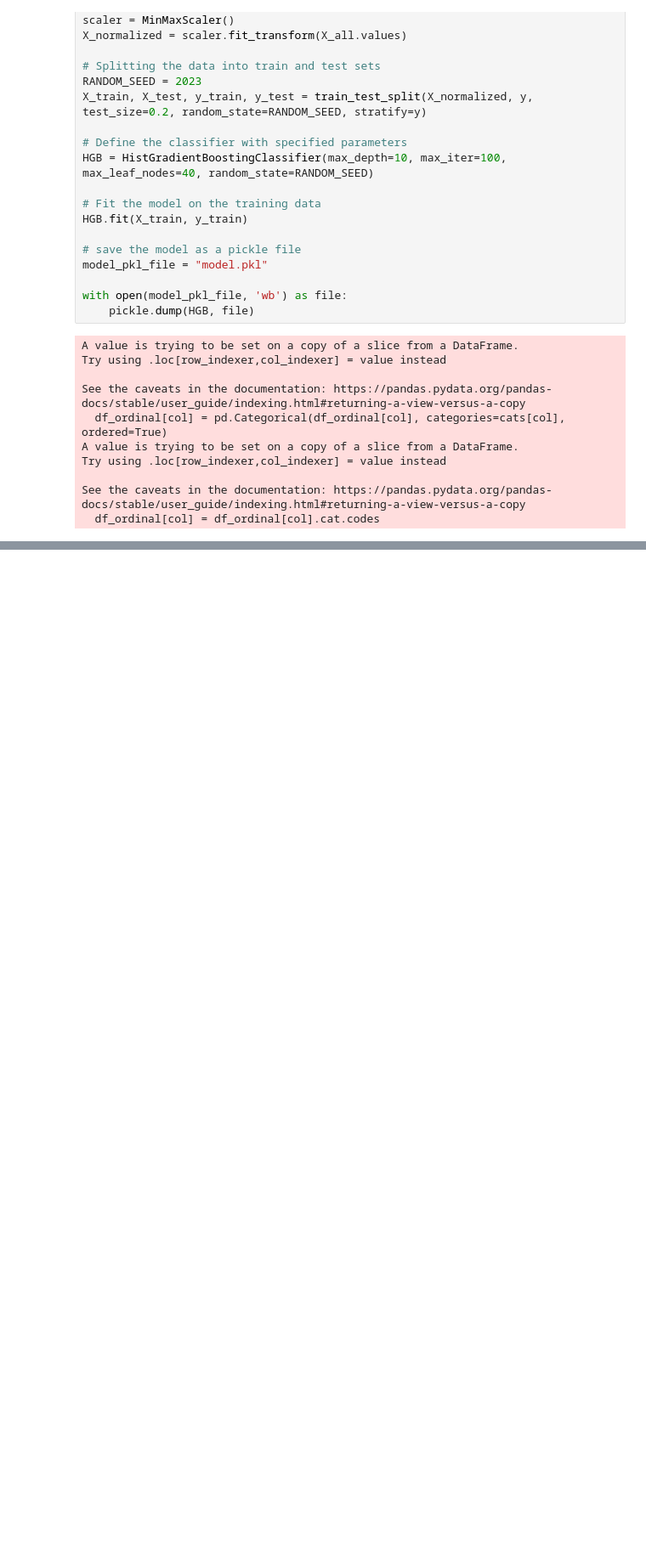
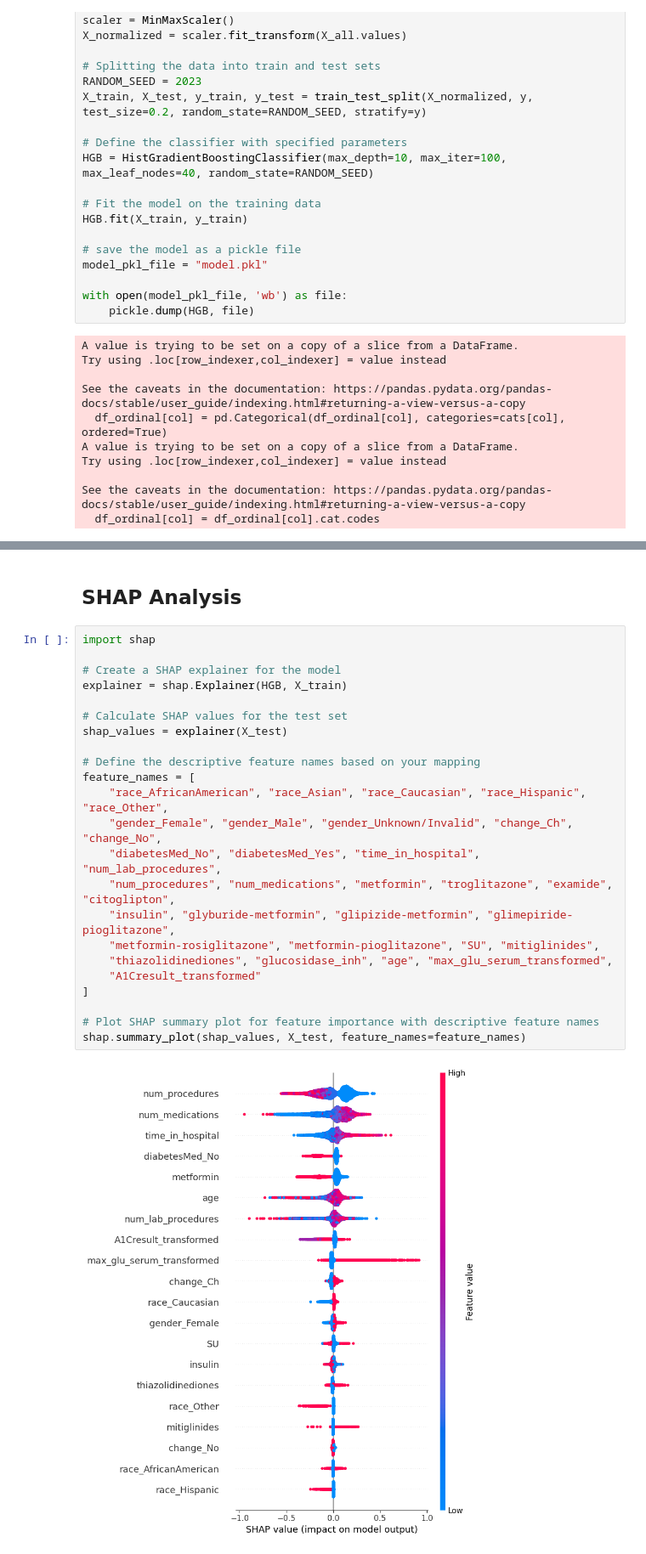
Before and after one commit to ozoamo/GlucoGuard_Analytics, a Jupyter notebook: jupyter-notebooks/Predictive_analysis.ipynb, the cells around one changed output, grey strips where cells are left out. Shown at 85% size. Cells and saved outputs as stored; diff of their text form; blank space fills up the shorter version.

Commit message:
Add shap analysis to the notebook

```diff
--- a/jupyter-notebooks/Predictive_analysis.ipynb
+++ b/jupyter-notebooks/Predictive_analysis.ipynb
@@ -579,0 +615,27 @@ See the caveats in the documentation: https://pandas.pydata.org/pandas-docs/stab
+# %% [markdown]
+## SHAP Analysis
+# %%
+import shap
+
+# Create a SHAP explainer for the model
+explainer = shap.Explainer(HGB, X_train)
+
+# Calculate SHAP values for the test set
+shap_values = explainer(X_test)
+
+# Define the descriptive feature names based on your mapping
+feature_names = [
+    "race_AfricanAmerican", "race_Asian", "race_Caucasian", "race_Hispanic", "race_Other",
+    "gender_Female", "gender_Male", "gender_Unknown/Invalid", "change_Ch", "change_No",
+    "diabetesMed_No", "diabetesMed_Yes", "time_in_hospital", "num_lab_procedures",
+    "num_procedures", "num_medications", "metformin", "troglitazone", "examide", "citoglipton",
+    "insulin", "glyburide-metformin", "glipizide-metformin", "glimepiride-pioglitazone",
+    "metformin-rosiglitazone", "metformin-pioglitazone", "SU", "mitiglinides",
+    "thiazolidinediones", "glucosidase_inh", "age", "max_glu_serum_transformed",
+    "A1Cresult_transformed"
+]
+
+# Plot SHAP summary plot for feature importance with descriptive feature names
+shap.summary_plot(shap_values, X_test, feature_names=feature_names)
+# %% [output]
+[figure, added]
```
Also changed, not shown: parts of 5 cells of this notebook.
